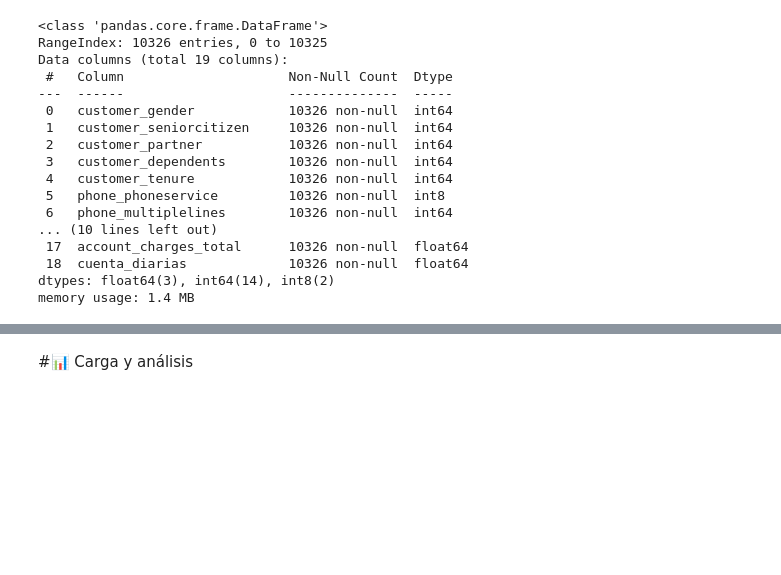
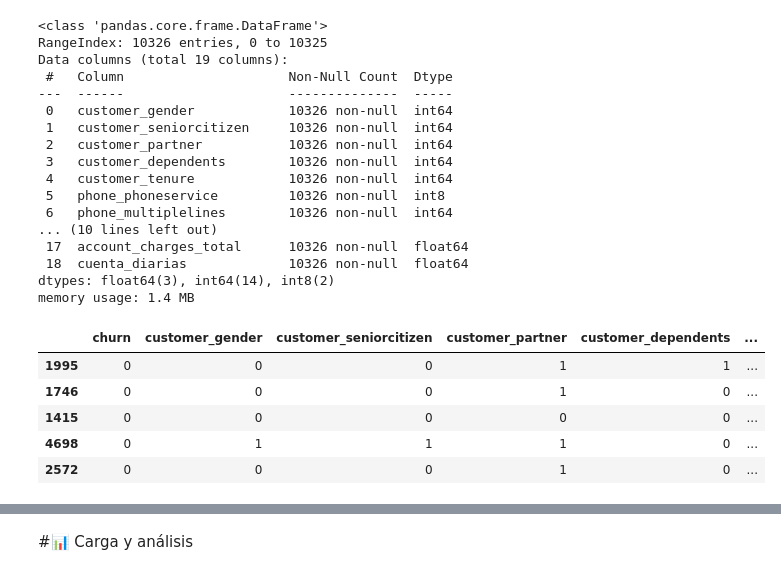
Before and after one commit to d4vid2025/challenge3-data-science-LATAM-, a Jupyter notebook: Copy_of_TelecomX_LATAM.ipynb, the cells around one changed output, grey strips where cells are left out. Saved outputs shown, nothing was run; the diff lists cells and outputs as text; code cells hidden in the pictures; blank space fills up the shorter version.

```diff
--- a/Copy_of_TelecomX_LATAM.ipynb
+++ b/Copy_of_TelecomX_LATAM.ipynb
@@ -561,3 +578,12 @@ Data columns (total 19 columns):
  18  cuenta_diarias             10326 non-null  float64
 dtypes: float64(3), int64(14), int8(2)
 memory usage: 1.4 MB
+# %%
+datos_limpio.sample(5)
+# %% [output]
+|  | churn | customer_gender | customer_seniorcitizen | customer_partner | customer_dependents | ... |
+| 1995 | 0 | 0 | 0 | 1 | 1 | ... |
+| 1746 | 0 | 0 | 0 | 1 | 0 | ... |
+| 1415 | 0 | 0 | 0 | 0 | 0 | ... |
+| 4698 | 0 | 1 | 1 | 1 | 0 | ... |
+| 2572 | 0 | 0 | 0 | 1 | 0 | ... |
```
Also changed, not shown: parts of 12 cells of this notebook.
